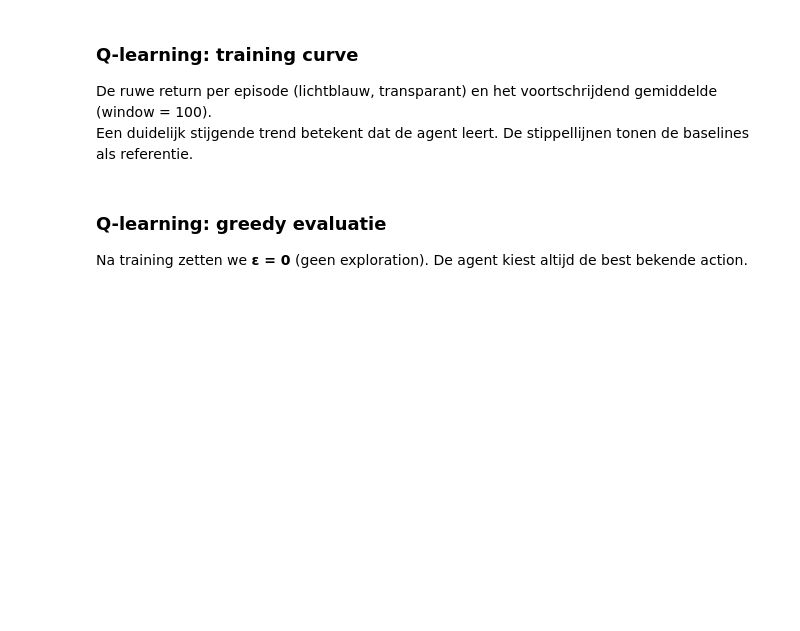
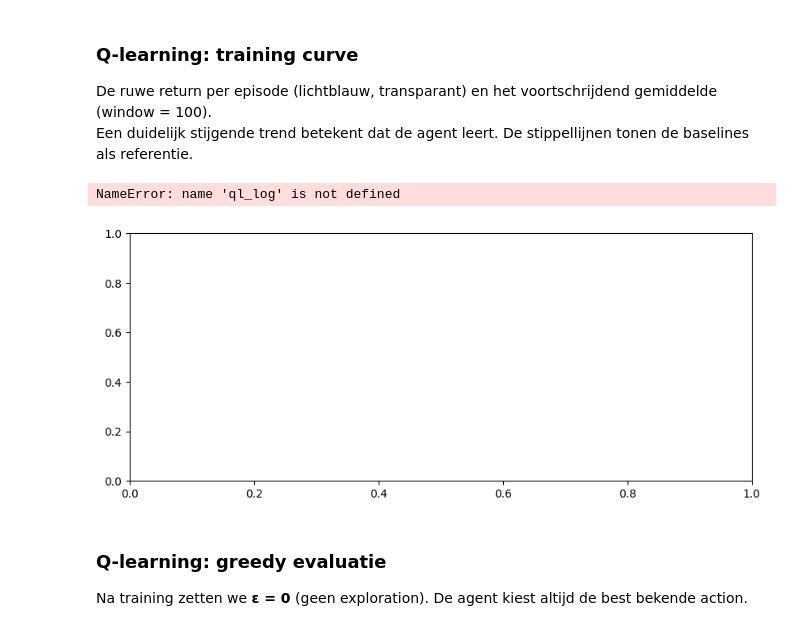
Before and after one commit to louisbrouwer/Autonomous_2, a Jupyter notebook: main.ipynb, the cells around one changed output. Saved outputs shown, nothing was run; the diff lists cells and outputs as text; code cells hidden in the pictures; blank space fills up the shorter version.

Commit message:
Taxi versie overstap

```diff
--- a/main.ipynb
+++ b/main.ipynb
@@ -343,34 +292,37 @@ def plot_curve(log, label, color, window=100, ax=None, show_raw=True):
     """Plot een trainingscurve met voortschrijdend gemiddelde."""
     returns = log[:, 1]
     if ax is None:
         _, ax = plt.subplots(figsize=(10, 4))
     if show_raw:
         ax.plot(returns, alpha=0.15, color=color, linewidth=0.6)
     if len(returns) >= window:
         smoothed = np.convolve(returns, np.ones(window) / window, mode="valid")
         x_sm = np.arange(window - 1, len(returns))
         ax.plot(x_sm, smoothed, color=color, linewidth=2.5, label=f"{label} (w={window})")
     return ax
 
 
 fig, ax = plt.subplots(figsize=(10, 4))
 plot_curve(ql_log, "Q-learning", color="steelblue", ax=ax)
 ax.axhline(
     results["rule_based"]["return_mean"], color="orange", linestyle="--",
     linewidth=1.5, label=f"rule-based baseline ({results['rule_based']['return_mean']:.1f})"
 )
 ax.axhline(
     results["random"]["return_mean"], color="gray", linestyle=":",
     linewidth=1.5, label=f"random baseline ({results['random']['return_mean']:.1f})"
 )
 ax.set_xlabel("Episode")
 ax.set_ylabel("Return")
-ax.set_title("Q-learning: trainings-reward curve — Taxi-v3")
+ax.set_title("Q-learning: trainings-reward curve — Taxi-v4")
 ax.legend()
 ax.grid(alpha=0.3)
 plt.tight_layout()
 plt.savefig(RESULTS_DIR / "ql_curve.png", dpi=120)
 plt.show()
+# %% [output]
+NameError: name 'ql_log' is not defined
+[figure, added]
 # %% [markdown]
 ### Q-learning: greedy evaluatie
 
```
Also changed, not shown: parts of 29 cells of this notebook, 9 other files.
